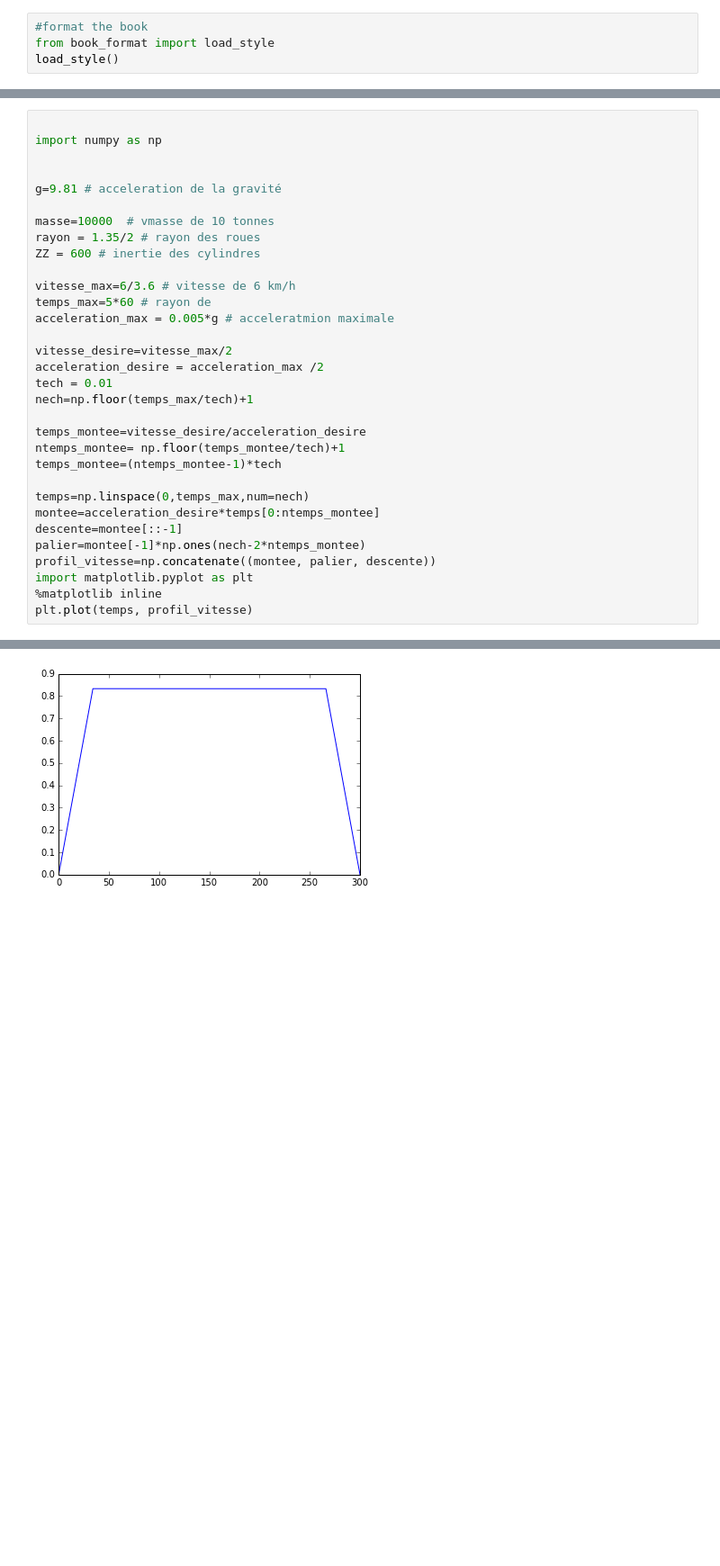
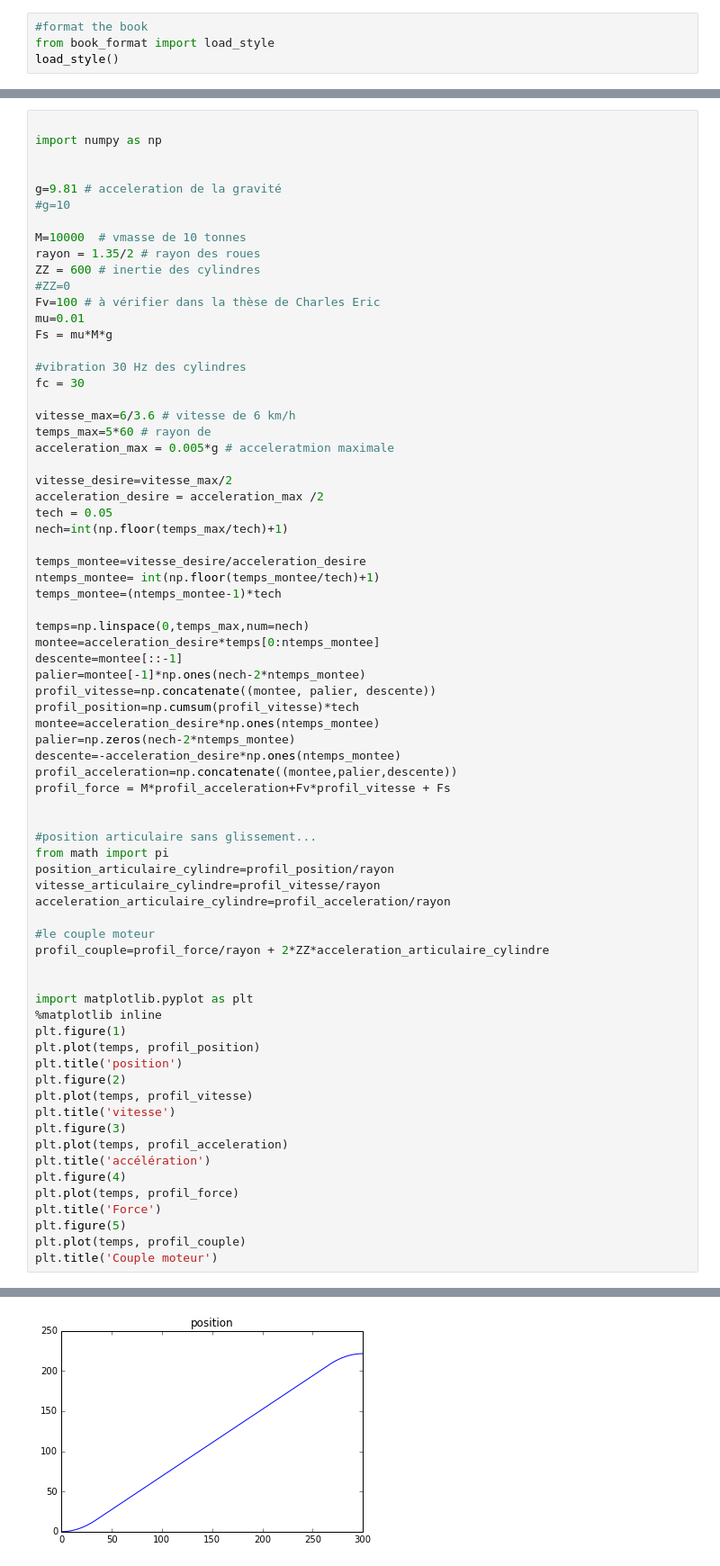
Before and after one commit to PierreOlivierVandanjon/cours_problemes_inverses, a Jupyter notebook: cours_problemes_inverses_2016.ipynb, the cells around one changed output, grey strips where cells are left out. Shown at 90% size. Drawn from its saved outputs; the diff is of its cells as text; blank space fills up the shorter version.

Commit message:
génération d'un modèle pour le cours de problèmes inverses, on trouve une masse de 0.14 gramme pour le compacteur

```diff
--- a/cours_problemes_inverses_2016.ipynb
+++ b/cours_problemes_inverses_2016.ipynb
@@ -13,10 +14,18 @@ import numpy as np
 
 
 g=9.81 # acceleration de la gravité
+#g=10
 
-masse=10000  # vmasse de 10 tonnes
+M=10000  # vmasse de 10 tonnes
 rayon = 1.35/2 # rayon des roues
 ZZ = 600 # inertie des cylindres
+#ZZ=0
+Fv=100 # à vérifier dans la thèse de Charles Eric
+mu=0.01
+Fs = mu*M*g
+
+#vibration 30 Hz des cylindres
+fc = 30
 
 vitesse_max=6/3.6 # vitesse de 6 km/h
 temps_max=5*60 # rayon de
@@ -24,11 +33,11 @@ acceleration_max = 0.005*g # acceleratmion maximale
 
 vitesse_desire=vitesse_max/2
 acceleration_desire = acceleration_max /2
-tech = 0.01
-nech=np.floor(temps_max/tech)+1
+tech = 0.05
+nech=int(np.floor(temps_max/tech)+1)
 
 temps_montee=vitesse_desire/acceleration_desire
-ntemps_montee= np.floor(temps_montee/tech)+1
+ntemps_montee= int(np.floor(temps_montee/tech)+1)
 temps_montee=(ntemps_montee-1)*tech
 
 temps=np.linspace(0,temps_max,num=nech)
@@ -36,7 +45,39 @@ montee=acceleration_desire*temps[0:ntemps_montee]
 descente=montee[::-1]
 palier=montee[-1]*np.ones(nech-2*ntemps_montee)
 profil_vitesse=np.concatenate((montee, palier, descente))
+profil_position=np.cumsum(profil_vitesse)*tech
+montee=acceleration_desire*np.ones(ntemps_montee)
+palier=np.zeros(nech-2*ntemps_montee)
+descente=-acceleration_desire*np.ones(ntemps_montee)
+profil_acceleration=np.concatenate((montee,palier,descente))
+profil_force = M*profil_acceleration+Fv*profil_vitesse + Fs
+
+
+#position articulaire sans glissement...
+from math import pi
+position_articulaire_cylindre=profil_position/rayon
+vitesse_articulaire_cylindre=profil_vitesse/rayon
+acceleration_articulaire_cylindre=profil_acceleration/rayon
+
+#le couple moteur
+profil_couple=profil_force/rayon + 2*ZZ*acceleration_articulaire_cylindre
+
+
 import matplotlib.pyplot as plt
 %matplotlib inline
+plt.figure(1)
+plt.plot(temps, profil_position)
+plt.title('position')
+plt.figure(2)
 plt.plot(temps, profil_vitesse)
+plt.title('vitesse')
+plt.figure(3)
+plt.plot(temps, profil_acceleration)
+plt.title('accélération')
+plt.figure(4)
+plt.plot(temps, profil_force)
+plt.title('Force')
+plt.figure(5)
+plt.plot(temps, profil_couple)
+plt.title('Couple moteur')
 # %% [output]
@@ -44 +85 @@ plt.plot(temps, profil_vitesse)
-[figure, old version]
+[figure, new version]
```
Also changed, not shown: parts of 8 cells of this notebook.
